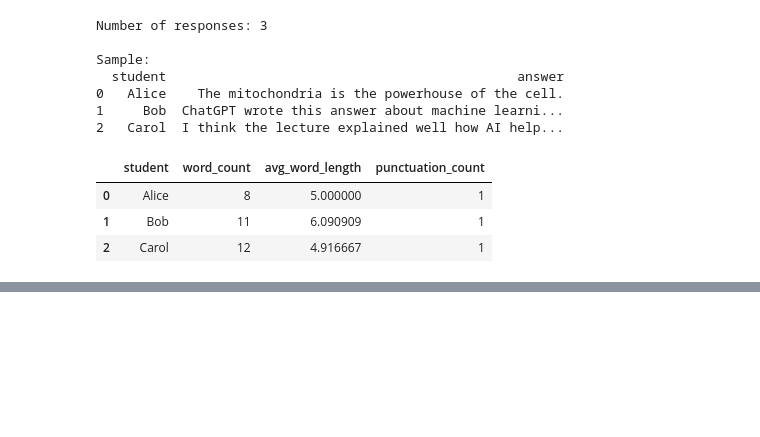
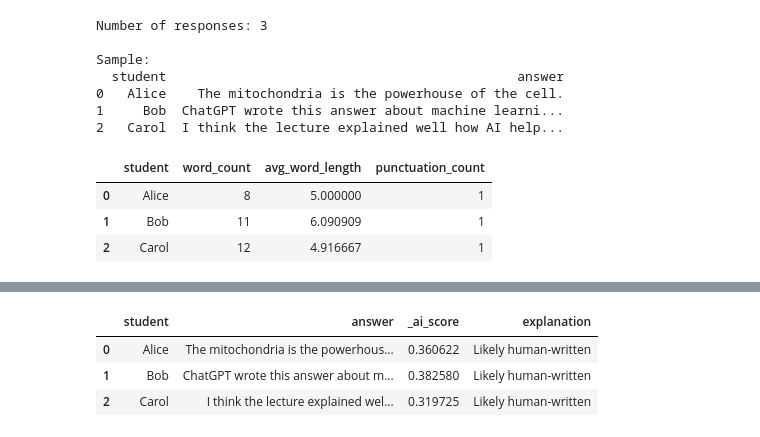
Before and after one commit to patharesameeksha20/ai-detection-in-google-forms, a Jupyter notebook: notebooks/01_explore_data.ipynb, the cells around one changed output, grey strips where cells are left out. Cells and saved outputs as stored; diff of their text form; code cells hidden in the pictures; blank space fills up the shorter version.

```diff
--- a/notebooks/01_explore_data.ipynb
+++ b/notebooks/01_explore_data.ipynb
@@ -113,0 +122,21 @@ df.sort_values("_ai_score", ascending=False)[["student","answer","_ai_score"]]
+# %%
+# Add an explanation column for AI detection
+def explain_score(score):
+    if score >= 0.85:
+        return "Very likely AI-generated"
+    elif score >= 0.65:
+        return "Possibly AI-assisted"
+    elif score >= 0.45:
+        return "Unclear / mixed "
+    else:
+        return "Likely human-written "
+
+df["explanation"] = df["_ai_score"].apply(explain_score)
+
+# Display the first few rows
+df.head()
+# %% [output]
+|  | student | answer | _ai_score | explanation |
+| 0 | Alice | The mitochondria is the powerhous... | 0.360622 | Likely human-written |
+| 1 | Bob | ChatGPT wrote this answer about m... | 0.382580 | Likely human-written |
+| 2 | Carol | I think the lecture explained wel... | 0.319725 | Likely human-written |
```
Also changed, not shown: parts of 6 cells of this notebook, 2 other files.
